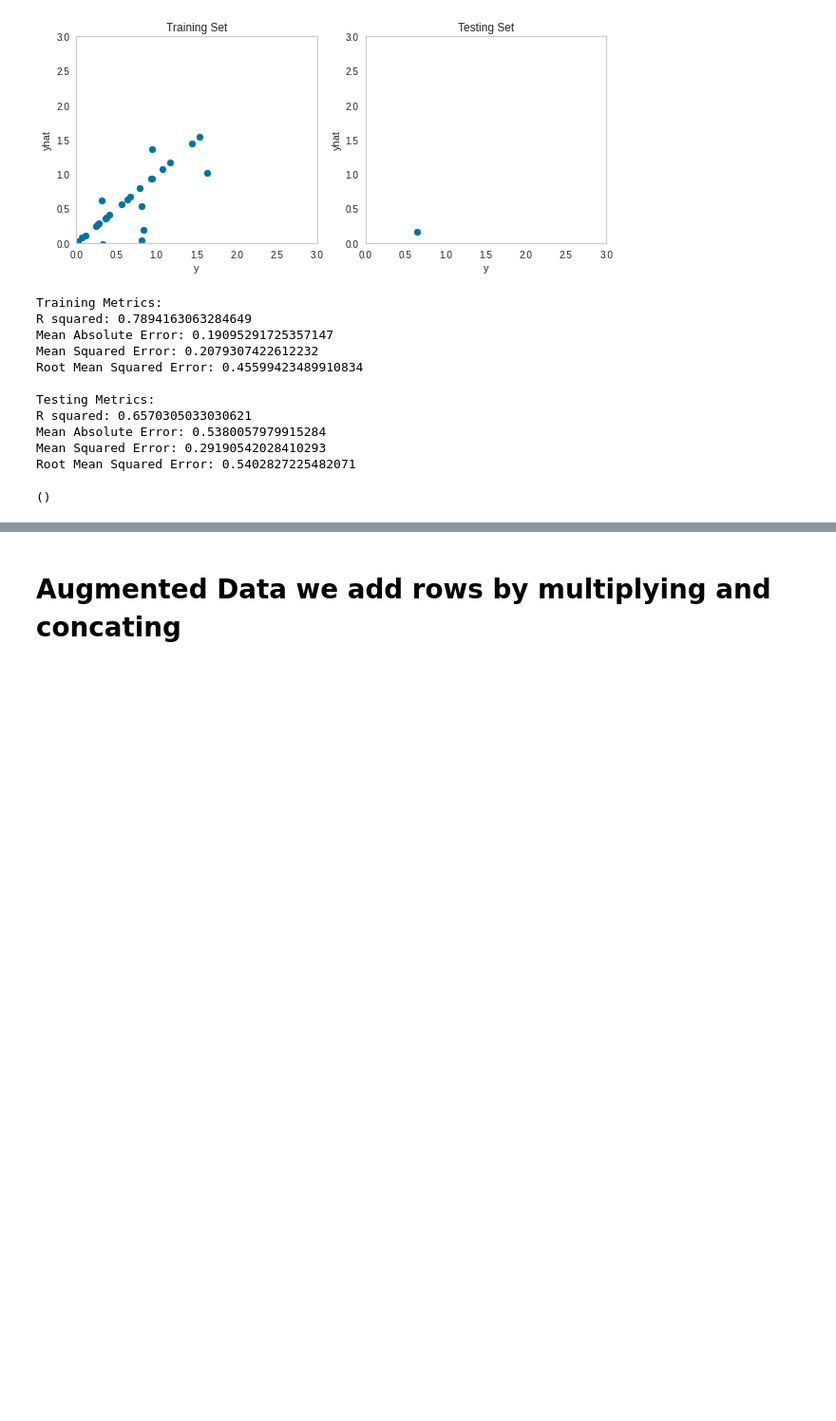
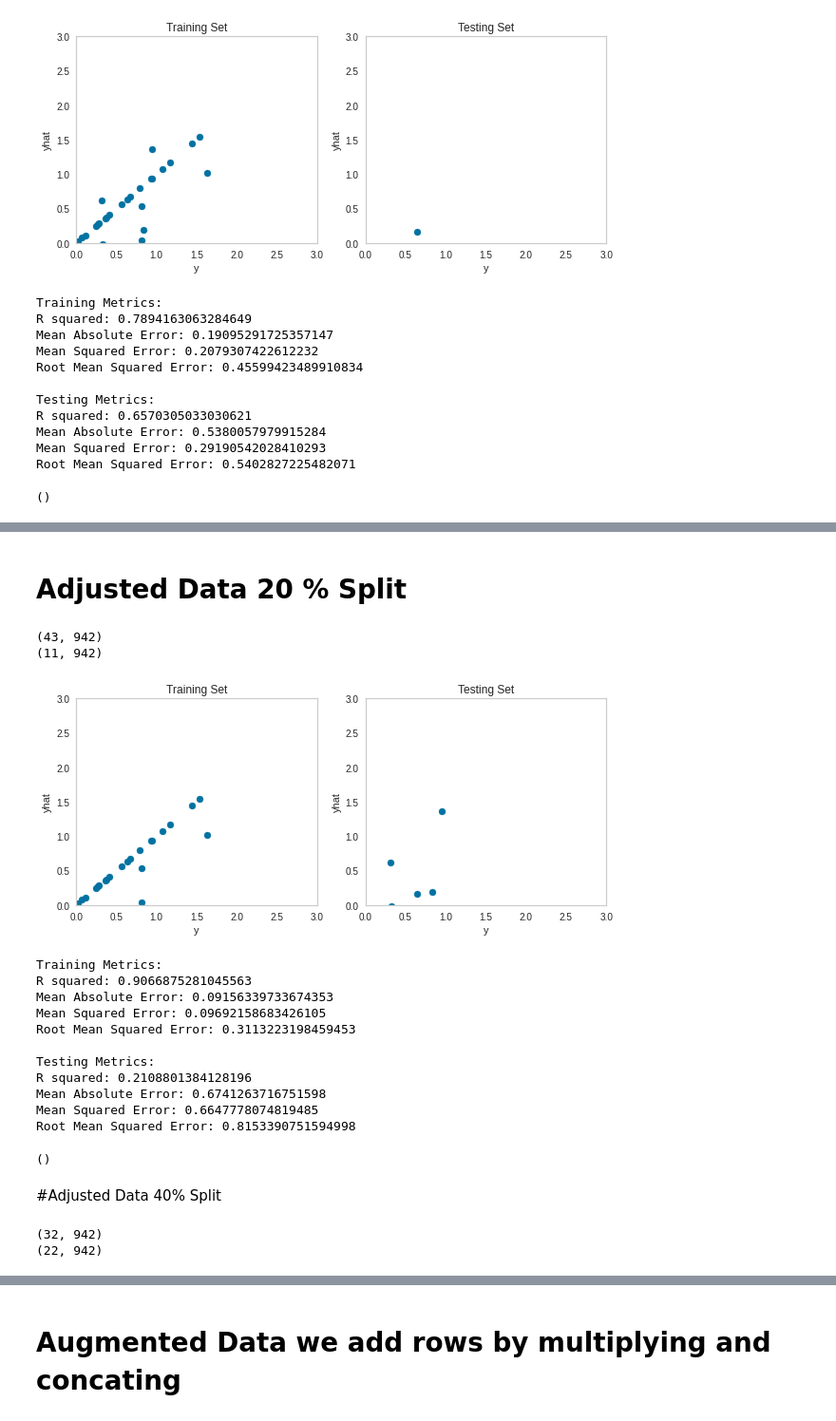
Before and after one commit to JF11579/Adelphi, a Jupyter notebook: Sprint_5_3.ipynb, the cells around one changed output, grey strips where cells are left out. Shown at 95% size. Cells and saved outputs as stored; diff of their text form; code cells hidden in the pictures; blank space fills up the shorter version.

```diff
--- a/Sprint_5_3.ipynb
+++ b/Sprint_5_3.ipynb
@@ -550,0 +593,52 @@ Root Mean Squared Error: 0.5402827225482071
+# %% [markdown]
+# Adjusted Data 20 % Split
+# %%
+X_train, X_test, y_train, y_test = train_test_split(X, y, test_size=0.2, random_state=5)
+print(X_train.shape)
+print(X_test.shape)
+LassoReg = Lasso()
+# %% [output]
+(43, 942)
+(11, 942)
+# %%
+#########################
+# This is o.20 Split      #
+#########################
+
+
+#Training the model
+#LinearReg = LinearRegression(normalize=True) #Creates the function
+LassoReg.fit(X_train, y_train) #Train the model
+
+y_pred_Train = LinearReg.predict(X_train) #Predictions on training model
+y_pred_Test  = LinearReg.predict(X_test)  #Predictions on testing model
+
+print('Intercept:',LinearReg.intercept_) #Intercept: -4.4999751446869665
+print('Coefficients:', LinearReg.coef_)
+# %%
+Prediction_Plots(y_train, y_pred_Train, y_test, y_pred_Test)
+Metrics_Printer(y_train, y_pred_Train, y_test, y_pred_Test)
+# %% [output]
+[figure, added]
+Training Metrics:
+R squared: 0.9066875281045563
+Mean Absolute Error: 0.09156339733674353
+Mean Squared Error: 0.09692158683426105
+Root Mean Squared Error: 0.3113223198459453
+
+Testing Metrics:
+R squared: 0.2108801384128196
+Mean Absolute Error: 0.6741263716751598
+Mean Squared Error: 0.6647778074819485
+Root Mean Squared Error: 0.8153390751594998
+()
+# %% [markdown]
+#Adjusted Data 40% Split
+# %%
+X_train, X_test, y_train, y_test = train_test_split(X, y, test_size=0.4, random_state=5)
+print(X_train.shape)
+print(X_test.shape)
+LassoReg = Lasso()
+# %% [output]
+(32, 942)
+(22, 942)
```
Also changed, not shown: parts of 26 cells of this notebook.
